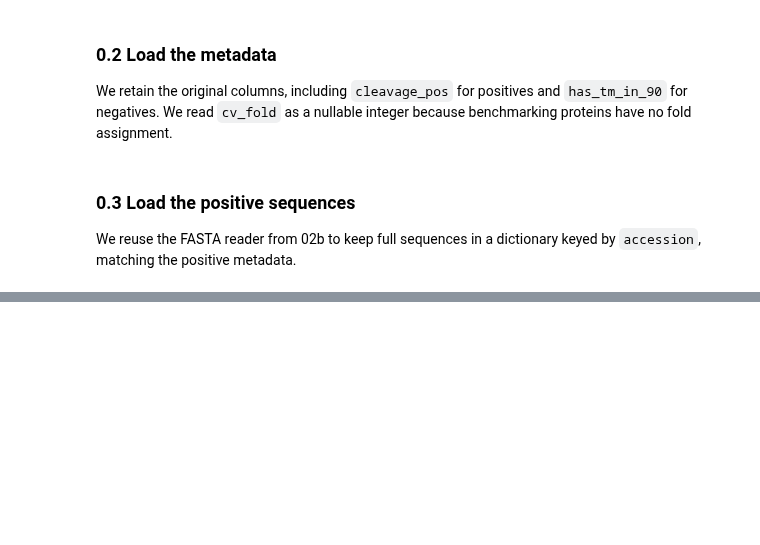
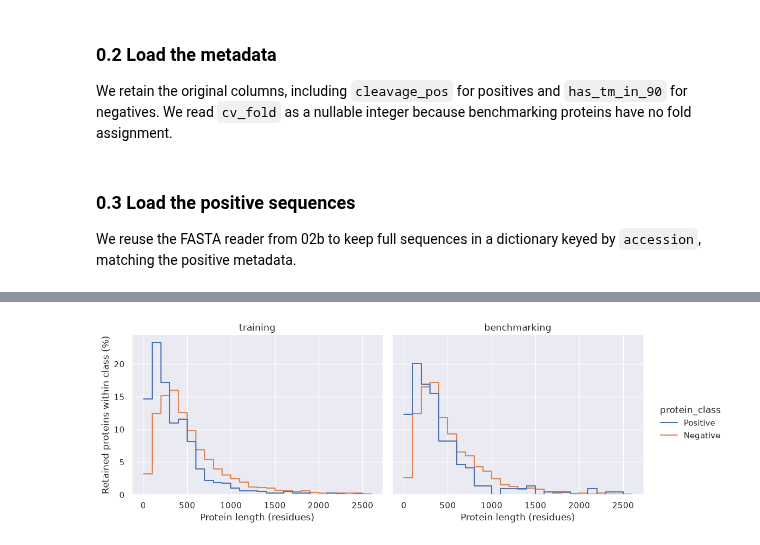
Before and after one commit to bioinformatikk/LB2_project_Group_10, a Jupyter notebook: notebooks/02c_data_analysis.ipynb, the cells around one changed output, grey strips where cells are left out. Saved outputs shown, nothing was run; the diff lists cells and outputs as text; code cells hidden in the pictures; blank space fills up the shorter version.

```diff
--- a/notebooks/02c_data_analysis.ipynb
+++ b/notebooks/02c_data_analysis.ipynb
@@ -56,0 +114,19 @@ positive_sequences = read_fasta(input_dir / "positive_dataset.fasta")
+# %%
+protein_length_cutoff = protein_lengths.loc[
+    protein_lengths["split"] == "training", "length"
+].quantile(0.99)
+
+protein_lengths_trimmed = protein_lengths[
+    protein_lengths["length"] <= protein_length_cutoff
+]
+trimmed_protein_bins = list(range(
+    0, int(protein_length_cutoff) + protein_bin_width, protein_bin_width
+))
+
+print("Protein-length cutoff (residues):", protein_length_cutoff)
+excluded_counts = (
+    protein_lengths.assign(excluded=protein_lengths["length"] > protein_length_cutoff)
+    .groupby(["split", "protein_class"])["excluded"]
+    .agg(total="size", excluded="sum")
+)
+excluded_counts
@@ -56,0 +141,15 @@ positive_sequences = read_fasta(input_dir / "positive_dataset.fasta")
+# %%
+g = sns.displot(
+    data=protein_lengths_trimmed, x="length", hue="protein_class",
+    hue_order=class_order, palette=class_palette,
+    col="split", col_order=split_order,
+    kind="hist", bins=trimmed_protein_bins,
+    stat="percent", common_norm=False,
+    element="step", fill=False,
+    height=4, aspect=1.3
+)
+g.set_axis_labels("Protein length (residues)", "Retained proteins within class (%)")
+g.set_titles("{col_name}")
+plt.show()
+# %% [output]
+[figure, added]
```
Also changed, not shown: parts of 23 cells of this notebook, 1 other file.
